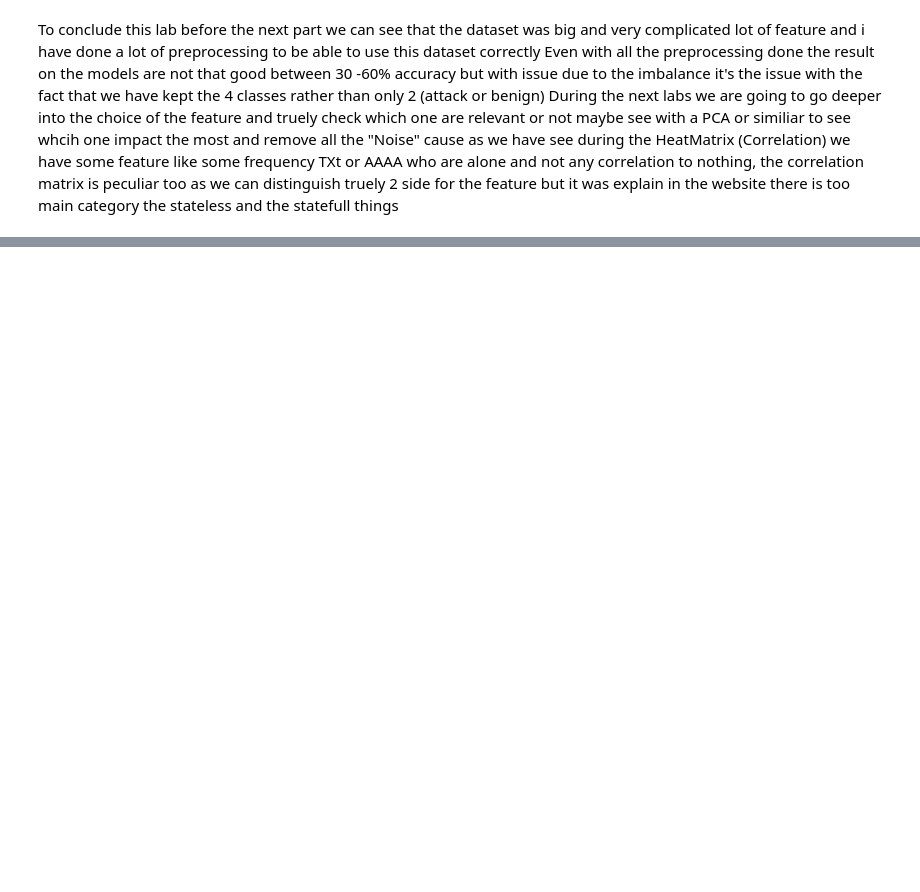
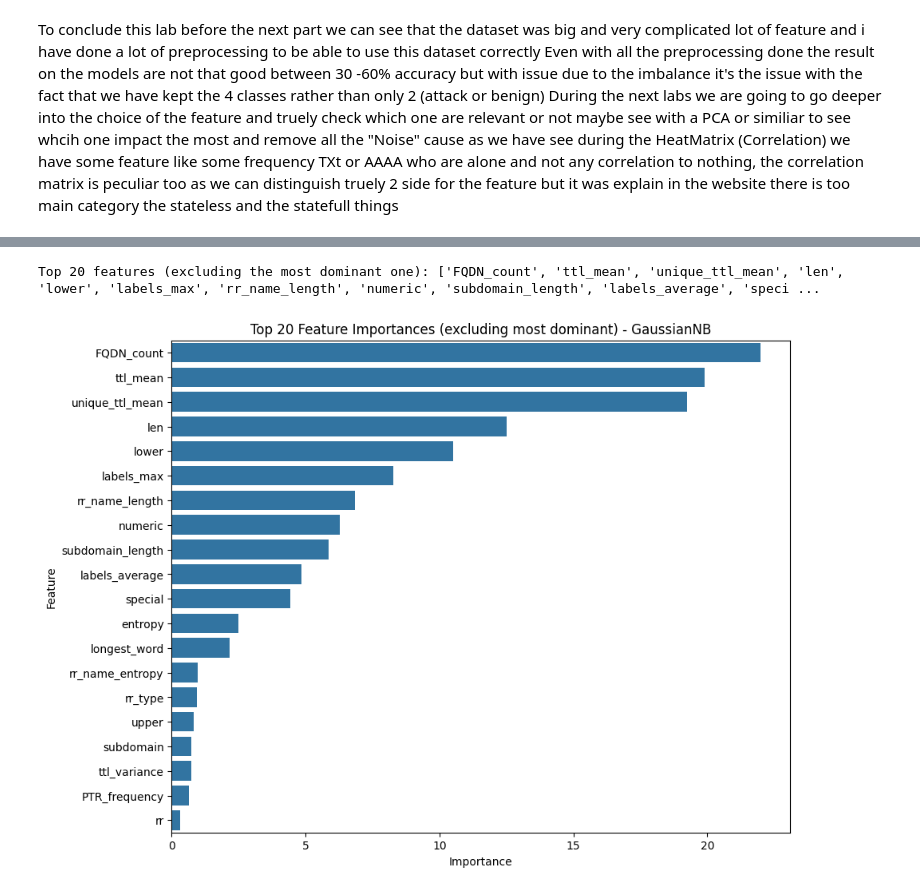
Before and after one commit to Azalga/ProjectMachineLearning, a Jupyter notebook: ProjetMLLOGANrendu.ipynb, the cells around one changed output, grey strips where cells are left out. Saved outputs shown, nothing was run; the diff lists cells and outputs as text; code cells hidden in the pictures; blank space fills up the shorter version.

```diff
--- a/ProjetMLLOGANrendu.ipynb
+++ b/ProjetMLLOGANrendu.ipynb
@@ -1307,0 +1624,12 @@ we have some feature like some frequency TXt or AAAA who are alone and not any c
+# %%
+# as we saw the important of the first feature is too much we will delete it and take the 10 others
+top_20_features = feature_importance_df_gnb['Feature'].head(22).tolist()[2:]
+print("Top 20 features (excluding the most dominant one):", top_20_features)
+# let show the barplot of importance without the first one
+plt.figure(figsize=(10, 8))
+sns.barplot(x='Importance', y='Feature', data=feature_importance_df_gnb.head(22).iloc[2:])
+plt.title('Top 20 Feature Importances (excluding most dominant) - GaussianNB')
+plt.show()
+# %% [output]
+Top 20 features (excluding the most dominant one): ['FQDN_count', 'ttl_mean', 'unique_ttl_mean', 'len', 'lower', 'labels_max', 'rr_name_length', 'numeric', 'subdomain_length', 'labels_average', 'speci ...
+[figure, added]
```
Also changed, not shown: parts of 17 cells of this notebook.
